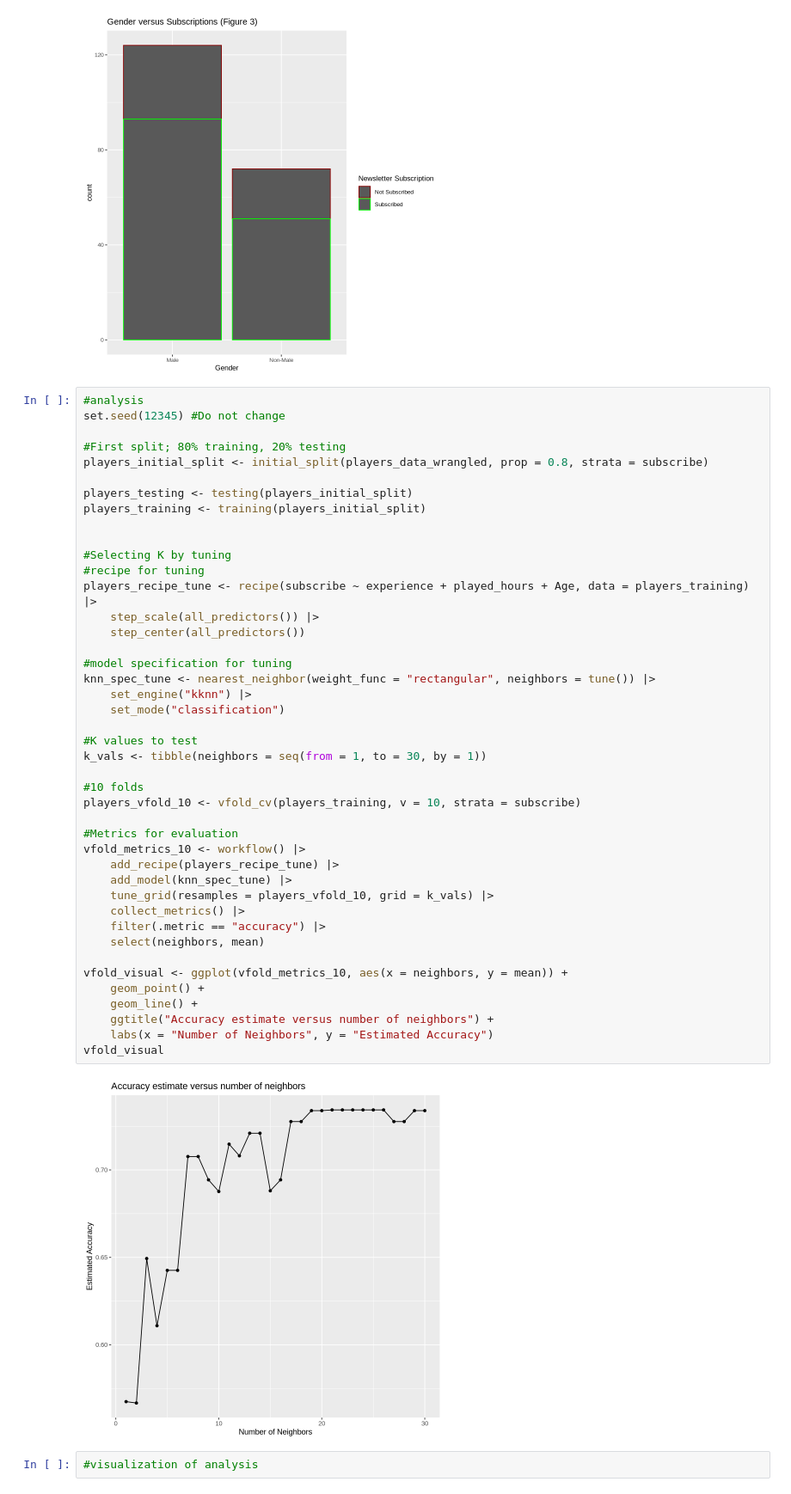
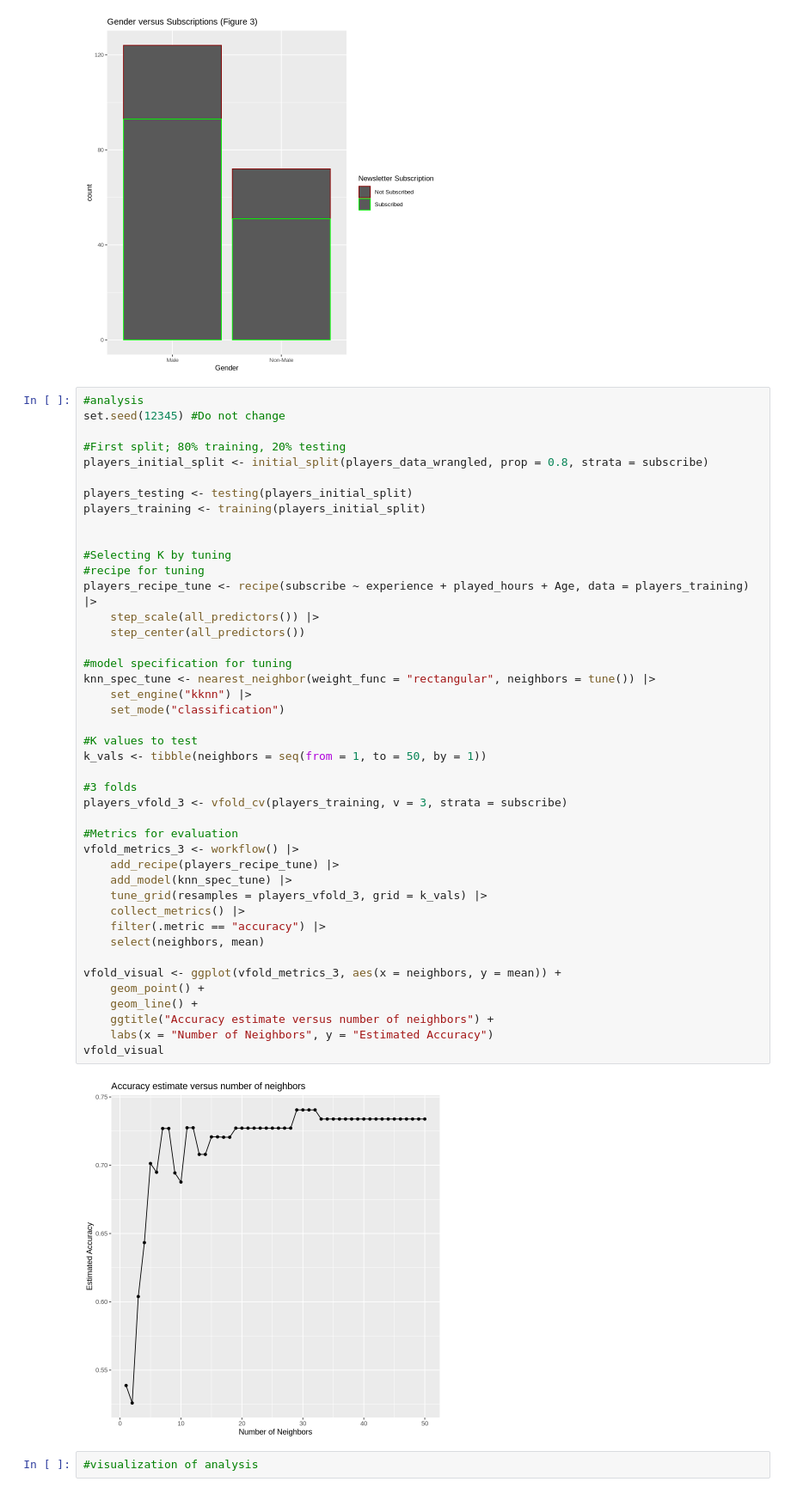
Before and after one commit to raywu255/DSCI-Project-Final-Report, a Jupyter notebook: Final Project.ipynb, the cells around one changed output. Shown at 86% size. Drawn from its saved outputs; the diff is of its cells as text.

Commit message:
Changed to 3 folds
Changed to 3 folds

```diff
--- a/Final Project.ipynb
+++ b/Final Project.ipynb
@@ -175,39 +175,39 @@ players_testing <- testing(players_initial_split)
 players_training <- training(players_initial_split)
 
 
 #Selecting K by tuning
 #recipe for tuning
 players_recipe_tune <- recipe(subscribe ~ experience + played_hours + Age, data = players_training) |>
     step_scale(all_predictors()) |>
     step_center(all_predictors())
 
 #model specification for tuning
 knn_spec_tune <- nearest_neighbor(weight_func = "rectangular", neighbors = tune()) |>
     set_engine("kknn") |>
     set_mode("classification")
 
 #K values to test
-k_vals <- tibble(neighbors = seq(from = 1, to = 30, by = 1))
+k_vals <- tibble(neighbors = seq(from = 1, to = 50, by = 1))
 
-#10 folds
-players_vfold_10 <- vfold_cv(players_training, v = 10, strata = subscribe)
+#3 folds
+players_vfold_3 <- vfold_cv(players_training, v = 3, strata = subscribe)
 
 #Metrics for evaluation
-vfold_metrics_10 <- workflow() |>
+vfold_metrics_3 <- workflow() |>
     add_recipe(players_recipe_tune) |>
     add_model(knn_spec_tune) |>
-    tune_grid(resamples = players_vfold_10, grid = k_vals) |>
+    tune_grid(resamples = players_vfold_3, grid = k_vals) |>
     collect_metrics() |>
     filter(.metric == "accuracy") |>
     select(neighbors, mean)
 
-vfold_visual <- ggplot(vfold_metrics_10, aes(x = neighbors, y = mean)) +
+vfold_visual <- ggplot(vfold_metrics_3, aes(x = neighbors, y = mean)) +
     geom_point() +
     geom_line() +
     ggtitle("Accuracy estimate versus number of neighbors") +
     labs(x = "Number of Neighbors", y = "Estimated Accuracy")
 vfold_visual
 # %% [output]
-[figure, old version]
+[figure, new version]
 # %%
 #visualization of analysis
```
